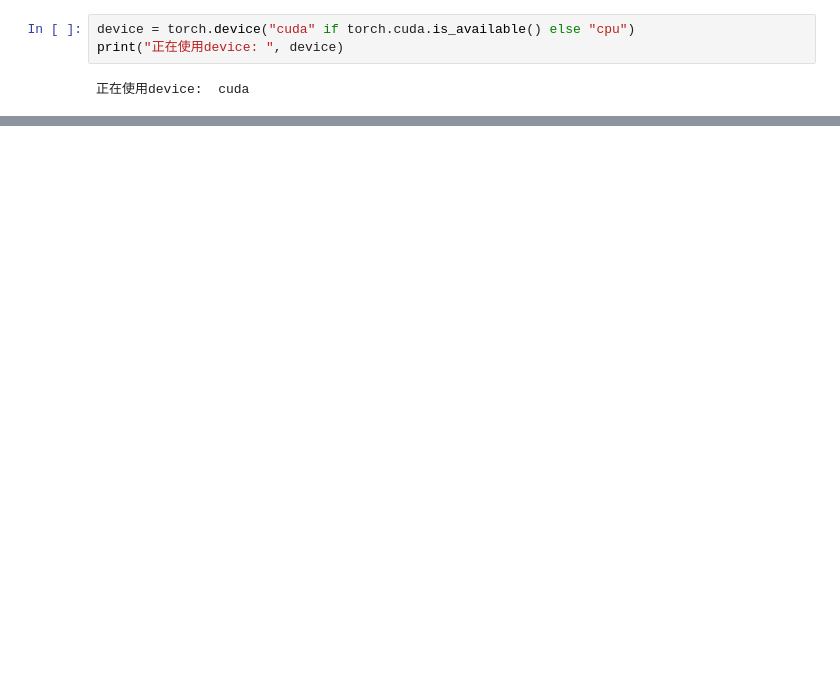
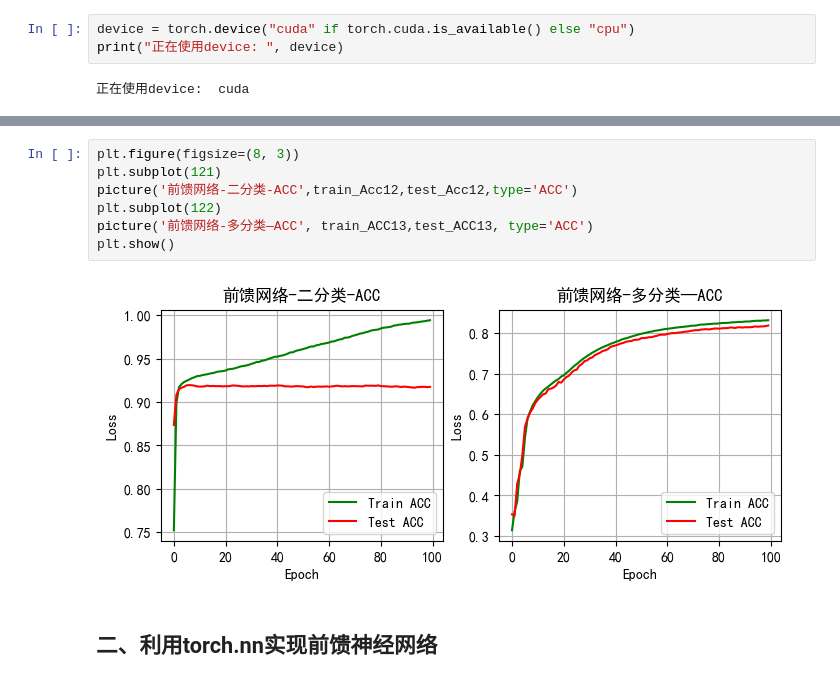
Before and after one commit to FOPluto/pytorchStudy, a Jupyter notebook: pytorchDev/实验二.ipynb, the cells around one changed output, grey strips where cells are left out. Saved outputs shown, nothing was run; the diff lists cells and outputs as text; blank space fills up the shorter version.

```diff
--- a/pytorchDev/实验二.ipynb
+++ b/pytorchDev/实验二.ipynb
@@ -33,0 +380,11 @@ test_data = torchvision.datasets.MNIST(root="../data/MNIST", train=False, transf
+# %%
+plt.figure(figsize=(8, 3))
+plt.subplot(121)
+picture('前馈网络-二分类-ACC',train_Acc12,test_Acc12,type='ACC')
+plt.subplot(122)
+picture('前馈网络-多分类—ACC', train_ACC13,test_ACC13, type='ACC')
+plt.show()
+# %% [output]
+[figure, added]
+# %% [markdown]
+## 二、利用torch.nn实现前馈神经网络
```
Also changed, not shown: parts of 58 cells of this notebook, 12 other files.
